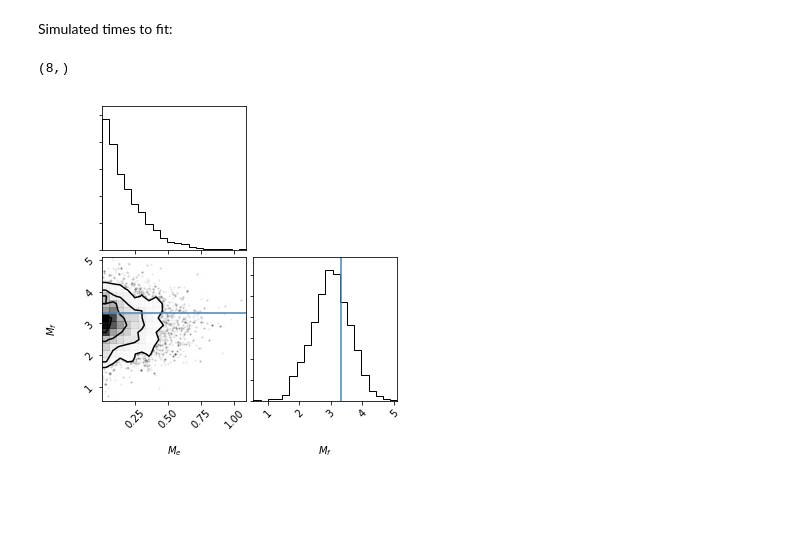
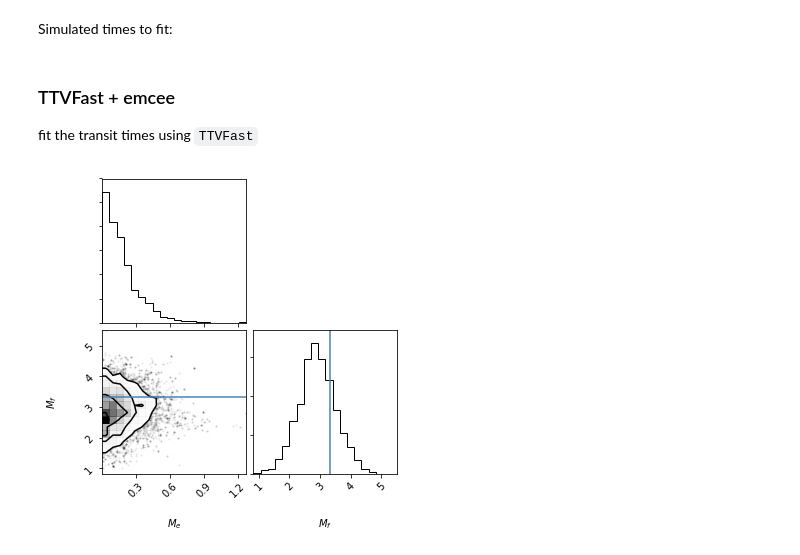
Before and after one commit to bmorris3/libra, a Jupyter notebook: notebooks/ttvfast_fit.ipynb, the cells around one changed output. Saved outputs shown, nothing was run; the diff lists cells and outputs as text; code cells hidden in the pictures; blank space fills up the shorter version.

```diff
--- a/notebooks/ttvfast_fit.ipynb
+++ b/notebooks/ttvfast_fit.ipynb
@@ -14,13 +14,8 @@ period_e = 122.3874
 
 # phase = 360 * (midtransit_f - midtransit_e)/period_e % 1
 
-# mass_e = 4.45356410231 * float(M_earth/M_sun) # Forecaster (Berger 2018, Chen+ 2017)
-# mass_f = 3.33116078749 * float(M_earth/M_sun) # Forecaster (Berger 2018, Chen+ 2017)
-
-# e = Planet(mass=mass_e, period=period_e, eccentricity=0, inclination=89.98,
-#            longnode=90, argument=90, mean_anomaly=0)
-# f = Planet(mass=mass_f, period=period_f, eccentricity=0, inclination=89.90,
-#            longnode=90, argument=90, mean_anomaly=phase)
+mass_e_init = 4.45356410231 * float(M_earth/M_sun) # Forecaster + Gaia (Berger 2018, Chen+ 2017)
+mass_f_init = 3.33116078749 * float(M_earth/M_sun) # Forecaster + Gaia (Berger 2018, Chen+ 2017)
 # %%
 observed_timing = np.loadtxt("../libra/data/timing_k62_Kep_HST.txt", delimiter=',')
 # %%
@@ -60,9 +44,9 @@ phase
 phase = 360 * ((times_f.min() - times_e.min())/period_f % 1 )
 print(phase)
 
-e = Planet(mass=mass_e, period=period_e, eccentricity=0, inclination=89.98,
+e = Planet(mass=mass_e_init, period=period_e, eccentricity=0, inclination=89.98,
            longnode=90, argument=90, mean_anomaly=0)
-f = Planet(mass=mass_f, period=period_f, eccentricity=0, inclination=89.90,
+f = Planet(mass=mass_f_init, period=period_f, eccentricity=0, inclination=89.90,
            longnode=90, argument=90, mean_anomaly=360-phase)
 result = ttvfast(planets=[e, f], stellar_mass=0.69, time=times_e.min(), dt=period_e/50, total=times_e.min()+5000)
 planet_ind, epoch, times, rsky, vsky = [np.array(i) for i in result['positions']]
@@ -101,10 +85,10 @@ Simulated times to fit:
 
 # plt.plot(times_e)
 # plt.plot(times_f)
-# %%
-times_e.shape
-# %% [output]
-(8,)
+# %% [markdown]
+### TTVFast + emcee
+
+fit the transit times using `TTVFast`
 # %%
 import emcee
 from corner import corner
@@ -136,24 +120,23 @@ def lnprob(p):
 
 #     print(model_times_e - times_e, model_times_f - times_f)
 #     print(logchi2_e, logchi2_f)
-    return logchi2_e + logchi2_f
+#     lnprior = -0.5 * (mass_e - mass_e_init)**2 / (0.1 * mass_e_init)**2
+    return logchi2_e + logchi2_f # + lnprior
 
 ndim, nwalkers = 2, 10
-init_masses = np.array([mass_e, mass_f])
+init_masses = np.array([mass_e_init, mass_f_init])
 p0 = [init_masses * 1e-8 * np.random.randn(ndim) for i in range(nwalkers)]
 
-# p0 = [i+np.array([0, 0, 5*np.random.randn()]) for i in p0]
-
 sampler = emcee.EnsembleSampler(nwalkers, ndim, lnprob, threads=8)
-p1 = sampler.run_mcmc(p0, 1000)[0];
+p1 = sampler.run_mcmc(p0, 5000)[0];
 sampler.reset()
 sampler.run_mcmc(p1, 1000);
 # %%
-chains = sampler.flatchain
+chains = np.copy(sampler.flatchain)
 chains[:, :2] /= float(M_earth/M_sun)
 
-corner(chains, truths=[mass_e/float(M_earth/M_sun), mass_f/float(M_earth/M_sun)],
+corner(chains, truths=[mass_e_init/float(M_earth/M_sun), mass_f_init/float(M_earth/M_sun)],
        labels=['$M_e$', '$M_f$']);
 plt.savefig('ttv_recovery.png', bbox_inches='tight')
 # %% [output]
-[figure, old version]
+[figure, new version]
```
Also changed, not shown: parts of 13 cells of this notebook.
